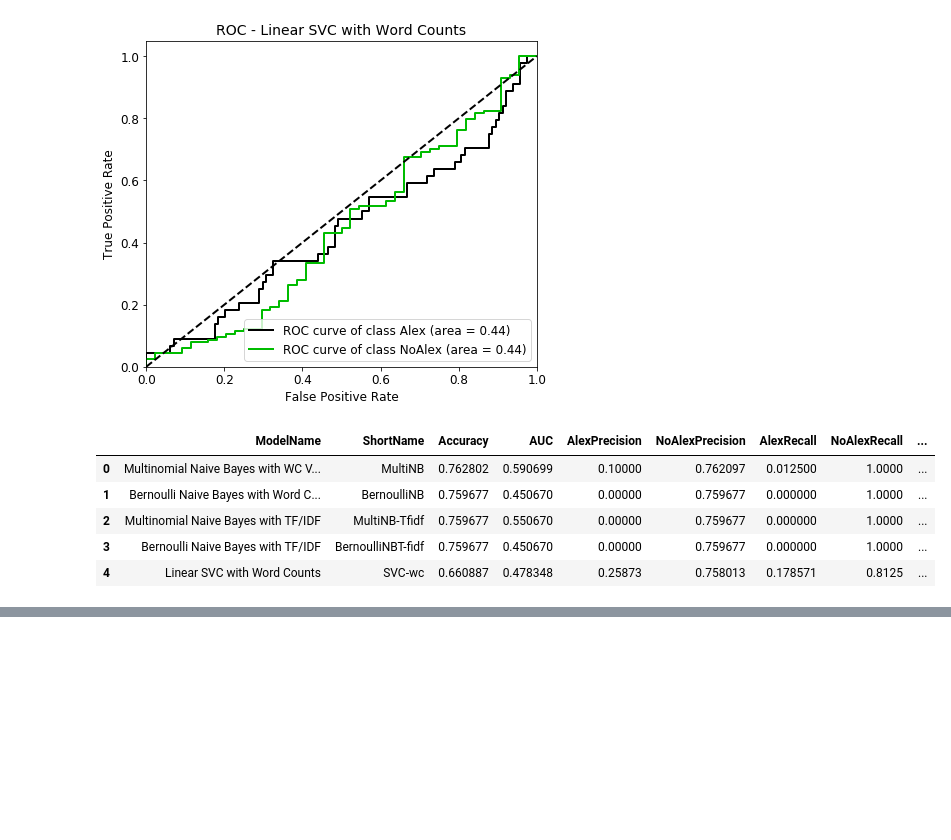
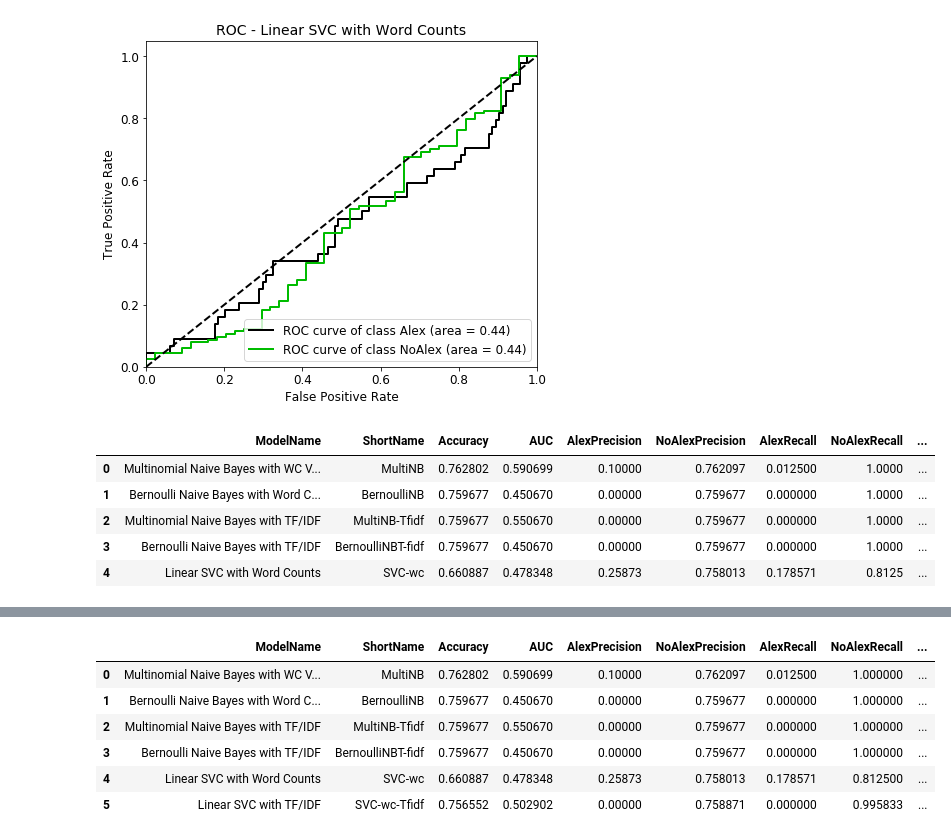
Before and after one commit to psicobotica/prolexitim-analytics, a Jupyter notebook: detectors/DProlex_v3.ipynb, the cells around one changed output, grey strips where cells are left out. Saved outputs shown, nothing was run; the diff lists cells and outputs as text; code cells hidden in the pictures; blank space fills up the shorter version.

```diff
--- a/detectors/DProlex_v3.ipynb
+++ b/detectors/DProlex_v3.ipynb
@@ -861,0 +938,4 @@ eval_df
+# %%
+scores = cross_validate(svc_tfidf_pipe, X, y, cv=10,
+                        scoring=noalex_f1_scorer,
+                        return_train_score=True)
@@ -861,0 +992,15 @@ eval_df
+# %%
+# Save all results from this model to the evaluation results dataframe
+eval_df.loc[len(eval_df)] = ["Linear SVC with TF/IDF", "SVC-wc-Tfidf",
+                             accuracy, auc, alex_prec, noalex_prec,
+                             alex_recall, noalex_recall, alex_f1, noalex_f1]
+# %%
+eval_df
+# %% [output]
+|  | ModelName | ShortName | Accuracy | AUC | AlexPrecision | NoAlexPrecision | AlexRecall | NoAlexRecall | ... |
+| 0 | Multinomial Naive Bayes with WC V... | MultiNB | 0.762802 | 0.590699 | 0.10000 | 0.762097 | 0.012500 | 1.000000 | ... |
+| 1 | Bernoulli Naive Bayes with Word C... | BernoulliNB | 0.759677 | 0.450670 | 0.00000 | 0.759677 | 0.000000 | 1.000000 | ... |
+| 2 | Multinomial Naive Bayes with TF/IDF | MultiNB-Tfidf | 0.759677 | 0.550670 | 0.00000 | 0.759677 | 0.000000 | 1.000000 | ... |
+| 3 | Bernoulli Naive Bayes with TF/IDF | BernoulliNBT-fidf | 0.759677 | 0.450670 | 0.00000 | 0.759677 | 0.000000 | 1.000000 | ... |
+| 4 | Linear SVC with Word Counts | SVC-wc | 0.660887 | 0.478348 | 0.25873 | 0.758013 | 0.178571 | 0.812500 | ... |
+| 5 | Linear SVC with TF/IDF | SVC-wc-Tfidf | 0.756552 | 0.502902 | 0.00000 | 0.758871 | 0.000000 | 0.995833 | ... |
```
Also changed, not shown: parts of 22 cells of this notebook.
